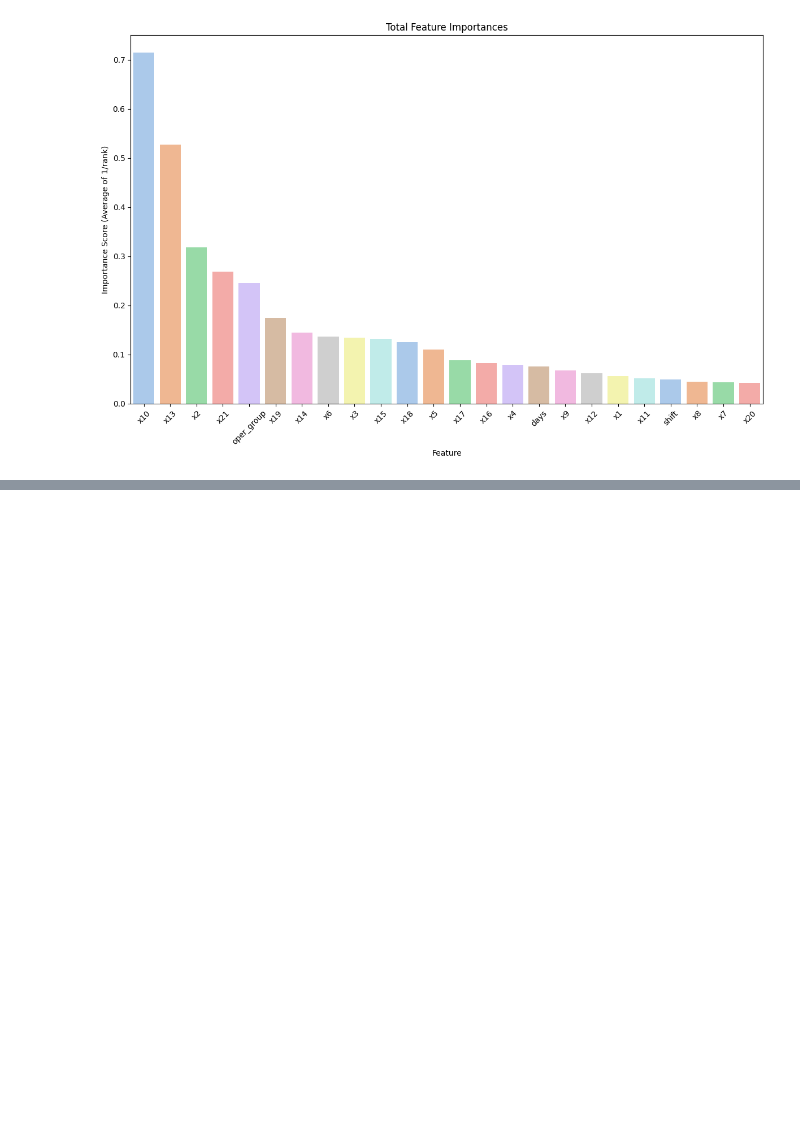
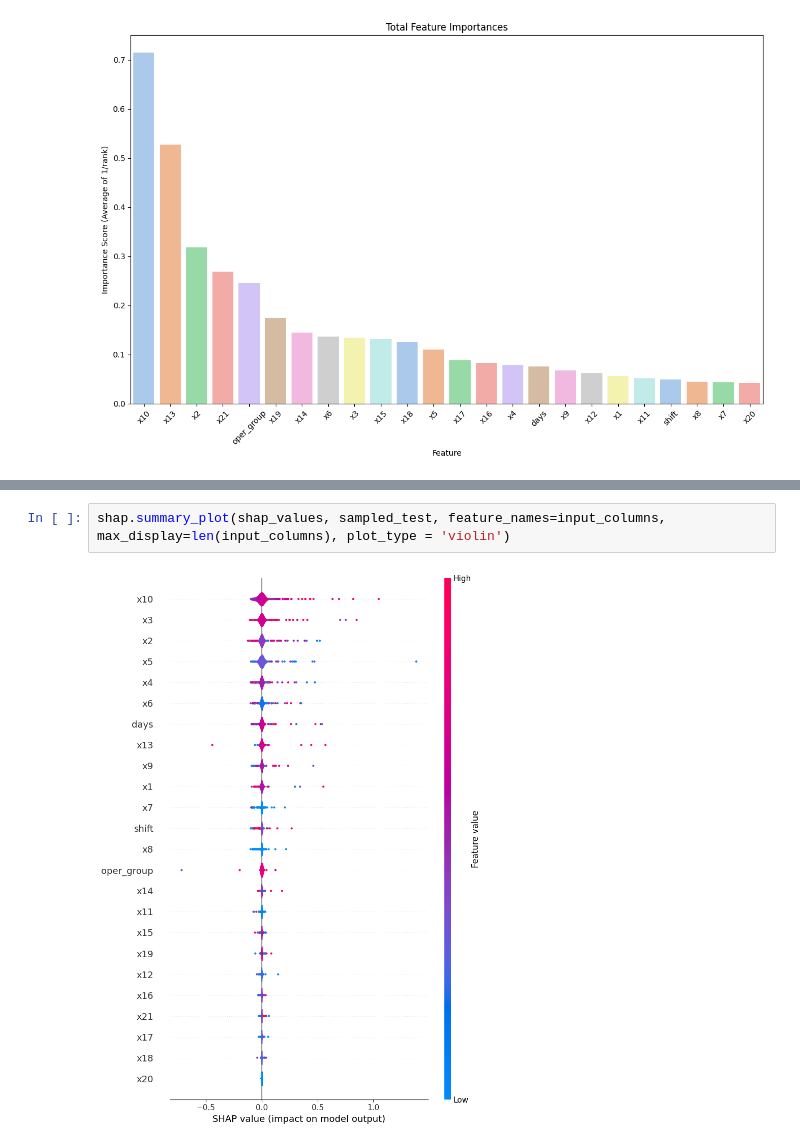
Before and after one commit to doyooni303/SKhynix_2025, a Jupyter notebook: SKhynix_week6/SKhynix_week6_machine_learning.ipynb, the cells around one changed output, grey strips where cells are left out. Drawn from its saved outputs; the diff is of its cells as text; blank space fills up the shorter version.

```diff
--- a/SKhynix_week6/SKhynix_week6_machine_learning.ipynb
+++ b/SKhynix_week6/SKhynix_week6_machine_learning.ipynb
@@ -898,0 +884,4 @@ shap_values_dict
+# %%
+shap.summary_plot(shap_values, sampled_test, feature_names=input_columns, max_display=len(input_columns), plot_type = 'violin')
+# %% [output]
+[figure, added]
```
Also changed, not shown: parts of 12 cells of this notebook, 8 other files.
